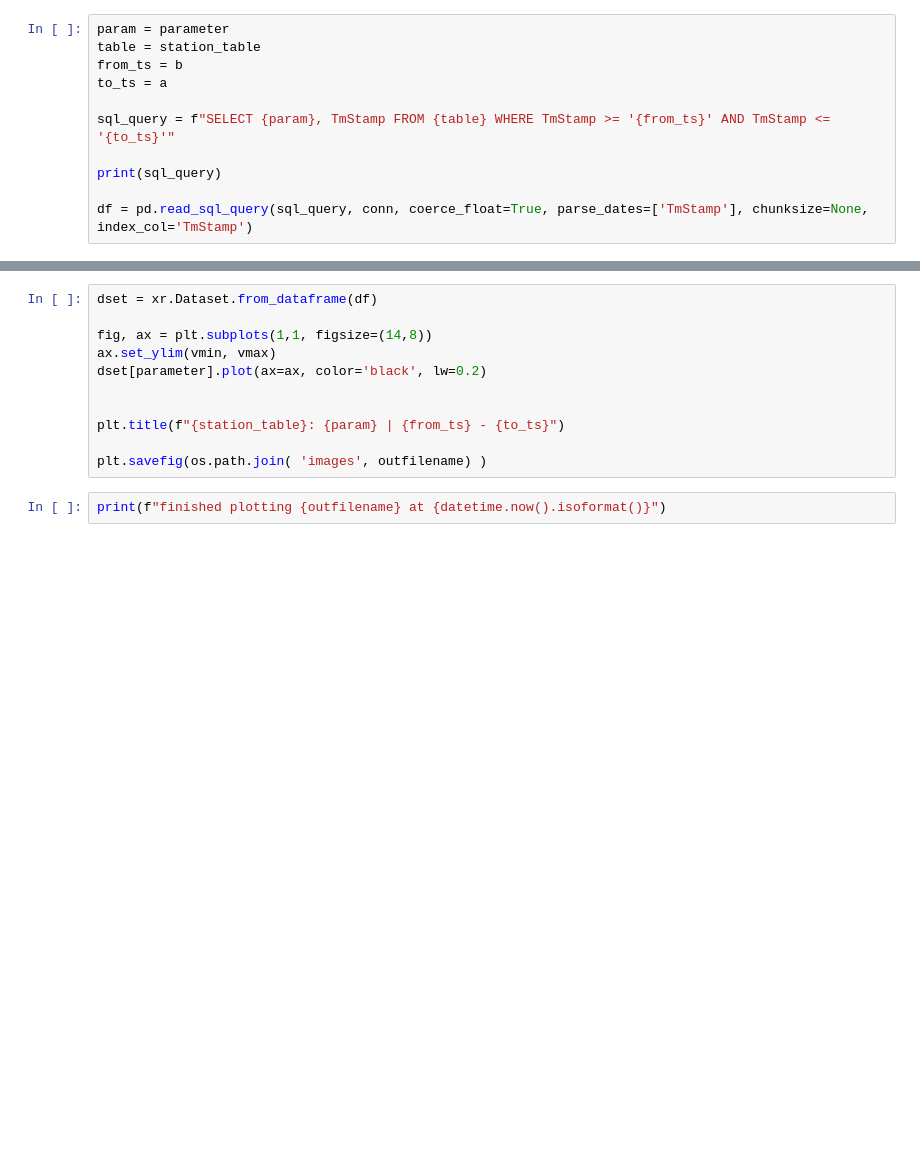
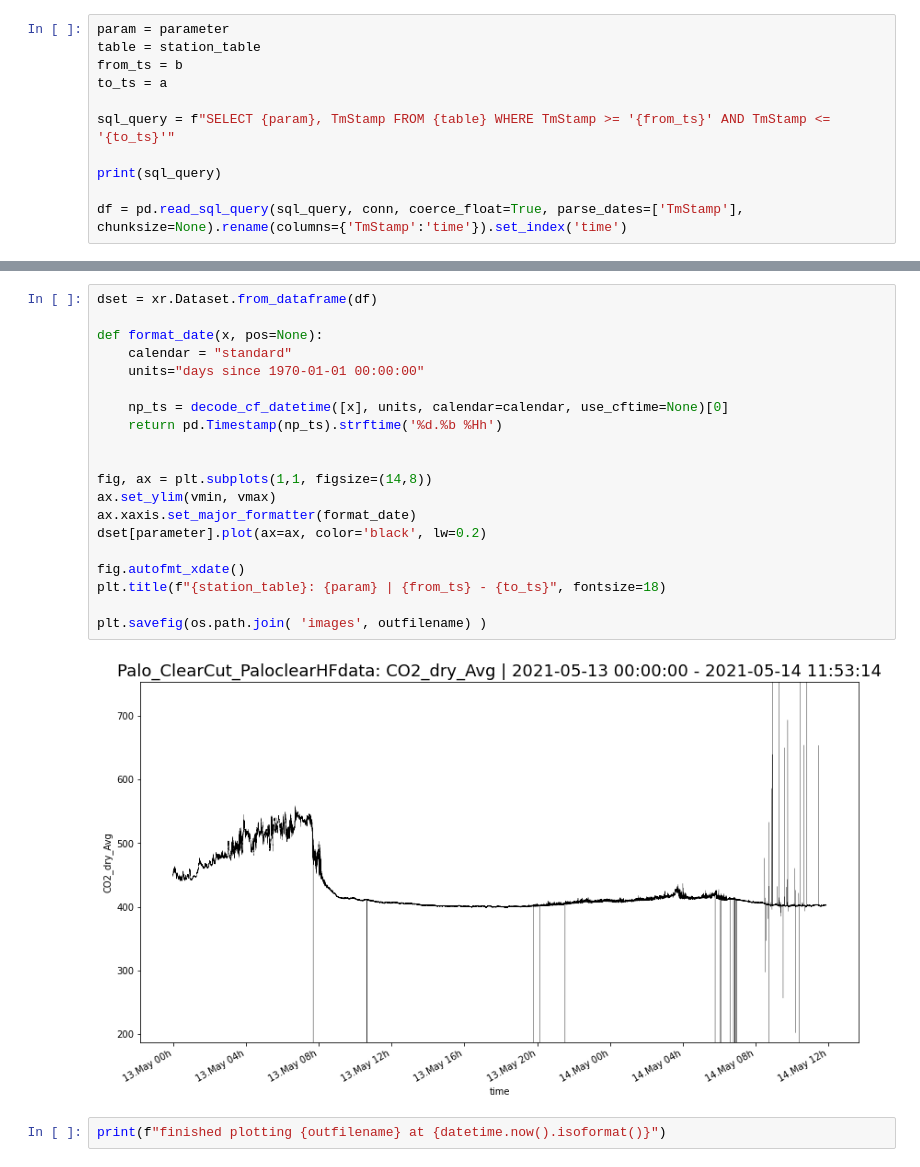
Before and after one commit to LandscapeGeoinformatics/fluxnet_daily_png, a Jupyter notebook: fluxnet_scripted.ipynb, the cells around one changed output, grey strips where cells are left out. Cells and saved outputs as stored; diff of their text form; blank space fills up the shorter version.

Commit message:
datetime handling for legend customization

```diff
--- a/fluxnet_scripted.ipynb
+++ b/fluxnet_scripted.ipynb
@@ -62,7 +68,7 @@ sql_query = f"SELECT {param}, TmStamp FROM {table} WHERE TmStamp >= '{from_ts}'
 
 print(sql_query)
 
-df = pd.read_sql_query(sql_query, conn, coerce_float=True, parse_dates=['TmStamp'], chunksize=None, index_col='TmStamp')
+df = pd.read_sql_query(sql_query, conn, coerce_float=True, parse_dates=['TmStamp'], chunksize=None).rename(columns={'TmStamp':'time'}).set_index('time')
 # %%
 qr = df.quantile([0.01, 0.99])
 qr_min = qr.iloc[0,0]
@@ -77,13 +85,24 @@ print(f"vmin {vmin} vmax {vmax}")
 # %%
 dset = xr.Dataset.from_dataframe(df)
 
+def format_date(x, pos=None):
+    calendar = "standard"
+    units="days since 1970-01-01 00:00:00"
+
+    np_ts = decode_cf_datetime([x], units, calendar=calendar, use_cftime=None)[0]
+    return pd.Timestamp(np_ts).strftime('%d.%b %Hh')
+
+
 fig, ax = plt.subplots(1,1, figsize=(14,8))
 ax.set_ylim(vmin, vmax)
+ax.xaxis.set_major_formatter(format_date)
 dset[parameter].plot(ax=ax, color='black', lw=0.2)
 
-
-plt.title(f"{station_table}: {param} | {from_ts} - {to_ts}")
+fig.autofmt_xdate()
+plt.title(f"{station_table}: {param} | {from_ts} - {to_ts}", fontsize=18)
 
 plt.savefig(os.path.join( 'images', outfilename) )
+# %% [output]
+[figure, added]
 # %%
 print(f"finished plotting {outfilename} at {datetime.now().isoformat()}")
```
Also changed, not shown: parts of 5 cells of this notebook.
